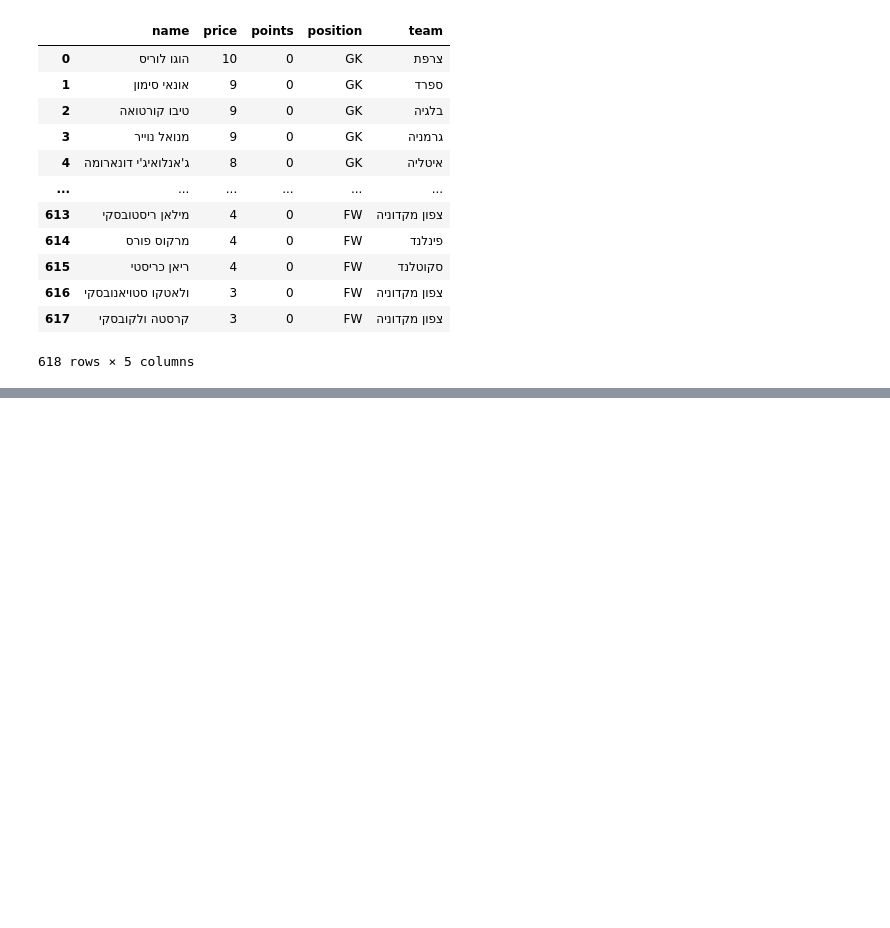
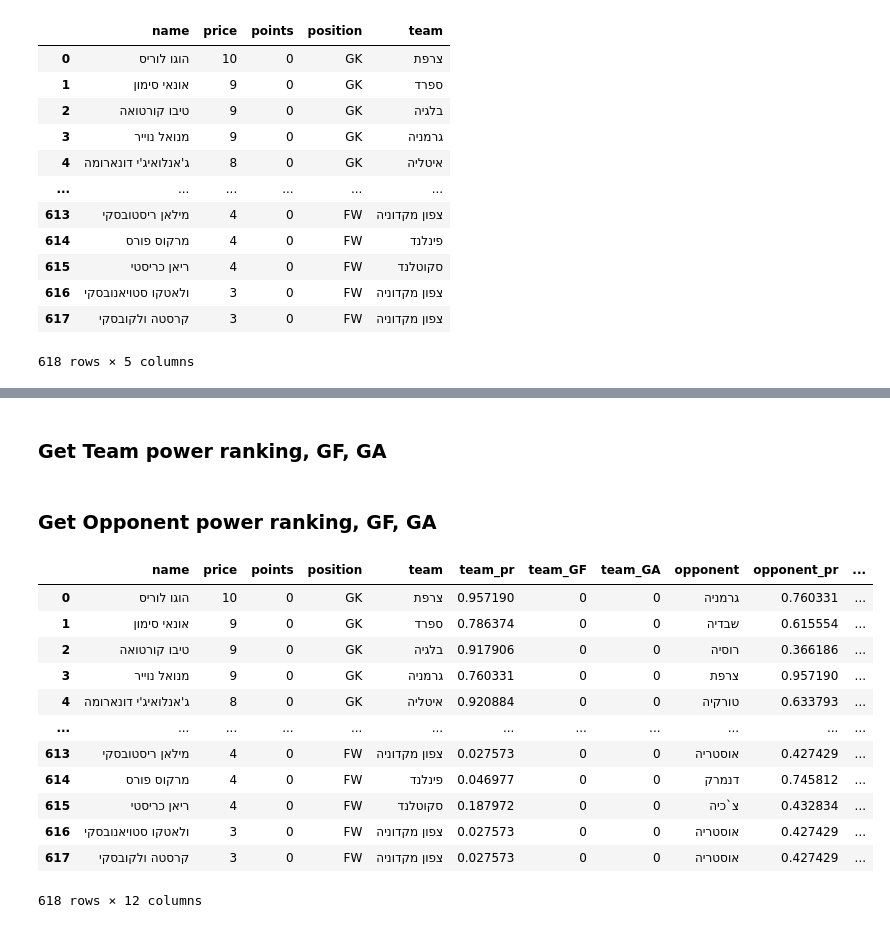
Before and after one commit to avshalomd/sport5-fantasy, a Jupyter notebook: fantasy-euro.ipynb, the cells around one changed output, grey strips where cells are left out. Drawn from its saved outputs; the diff is of its cells as text; code cells hidden in the pictures; blank space fills up the shorter version.

```diff
--- a/fantasy-euro.ipynb
+++ b/fantasy-euro.ipynb
@@ -198,0 +337,2 @@ Used budget: 105.0M
+# %% [markdown]
+### Get Team power ranking, GF, GA
@@ -198,0 +342,35 @@ Used budget: 105.0M
+# %%
+total_standings_df = pd.concat(groups_standings)
+total_standings_df = total_standings_df[['team', 'GF', 'GA']].set_index('team')
+players_df['team_GF'] = players_df.apply(lambda row: total_standings_df.loc[row['team']].get('GF'), axis=1)
+players_df['team_GA'] = players_df.apply(lambda row: total_standings_df.loc[row['team']].get('GA'), axis=1)
+# %% [markdown]
+### Get Opponent power ranking, GF, GA
+# %%
+opponents1_df = next_matches_df[['home_team', 'away_team']].set_index('home_team')
+opponents2_df = next_matches_df[['home_team', 'away_team']].set_index('away_team')
+opponents_df = pd.concat([opponents1_df, opponents2_df])
+opponents_df['opponent'] = opponents_df.fillna('').sum(axis=1)
+opponents_df.drop(columns=['home_team', 'away_team'], inplace=True)
+players_df['opponent'] = players_df.apply(lambda row: opponents_df.loc[row['team']], axis=1)
+# %%
+players_df['opponent_pr'] = players_df.apply(lambda row: teams_df.loc[row['opponent']], axis=1)
+# %%
+players_df['opponent_GF'] = players_df.apply(lambda row: total_standings_df.loc[row['opponent']].get('GF'), axis=1)
+players_df['opponent_GA'] = players_df.apply(lambda row: total_standings_df.loc[row['opponent']].get('GA'), axis=1)
+# %%
+players_df
+# %% [output]
+|  | name | price | points | position | team | team_pr | team_GF | team_GA | opponent | opponent_pr | ... |
+| 0 | הוגו לוריס | 10 | 0 | GK | צרפת | 0.957190 | 0 | 0 | גרמניה | 0.760331 | ... |
+| 1 | אונאי סימון | 9 | 0 | GK | ספרד | 0.786374 | 0 | 0 | שבדיה | 0.615554 | ... |
+| 2 | טיבו קורטואה | 9 | 0 | GK | בלגיה | 0.917906 | 0 | 0 | רוסיה | 0.366186 | ... |
+| 3 | מנואל נוייר | 9 | 0 | GK | גרמניה | 0.760331 | 0 | 0 | צרפת | 0.957190 | ... |
+| 4 | ג'אנלואיג'י דונארומה | 8 | 0 | GK | איטליה | 0.920884 | 0 | 0 | טורקיה | 0.633793 | ... |
+| ... | ... | ... | ... | ... | ... | ... | ... | ... | ... | ... | ... |
+| 613 | מילאן ריסטובסקי | 4 | 0 | FW | צפון מקדוניה | 0.027573 | 0 | 0 | אוסטריה | 0.427429 | ... |
+| 614 | מרקוס פורס | 4 | 0 | FW | פינלנד | 0.046977 | 0 | 0 | דנמרק | 0.745812 | ... |
+| 615 | ריאן כריסטי | 4 | 0 | FW | סקוטלנד | 0.187972 | 0 | 0 | צ`כיה | 0.432834 | ... |
+| 616 | ולאטקו סטויאנובסקי | 3 | 0 | FW | צפון מקדוניה | 0.027573 | 0 | 0 | אוסטריה | 0.427429 | ... |
+| 617 | קרסטה ולקובסקי | 3 | 0 | FW | צפון מקדוניה | 0.027573 | 0 | 0 | אוסטריה | 0.427429 | ... |
+618 rows × 12 columns
```
Also changed, not shown: parts of 23 cells of this notebook, 1 other file.
